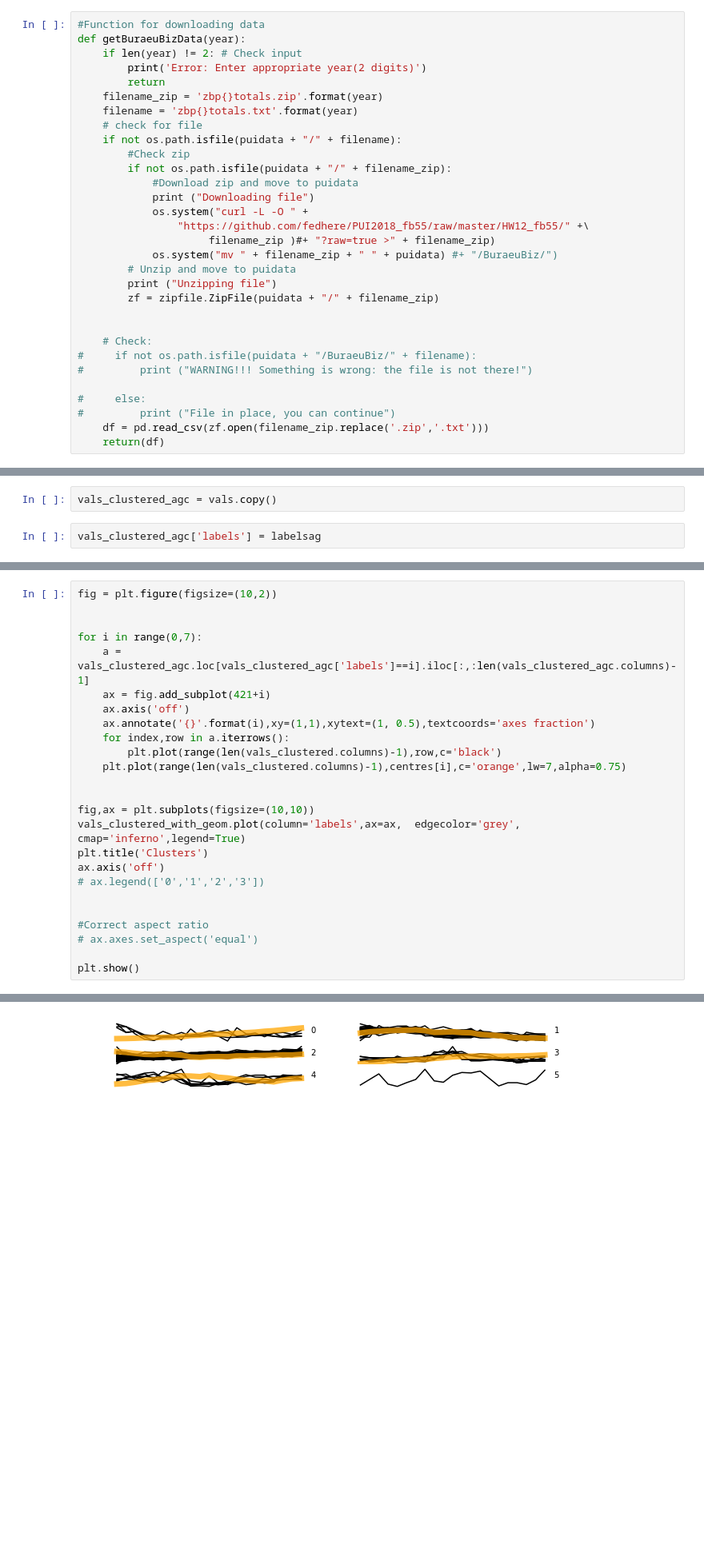
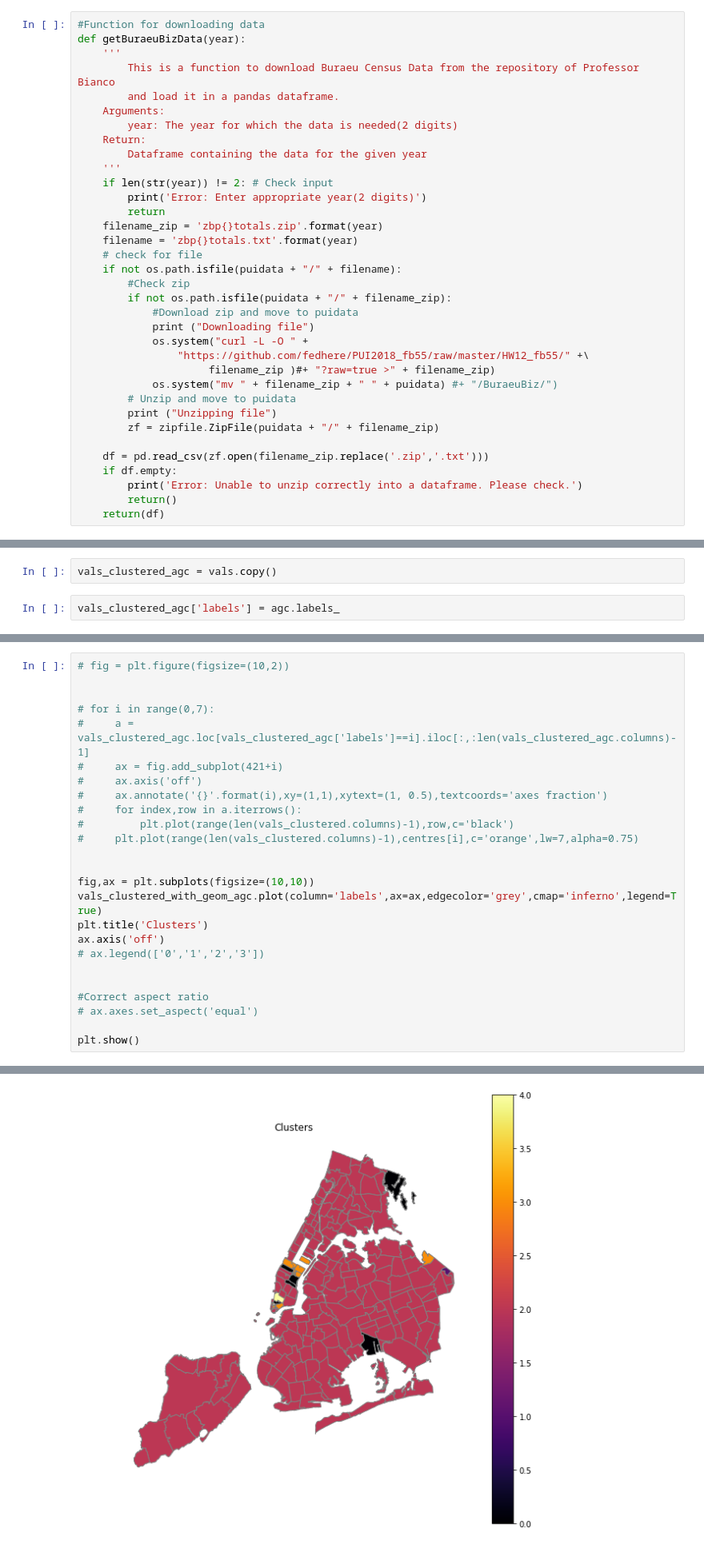
Before and after one commit to SohamMody/PUI2018_srm699, a Jupyter notebook: HW12_srm699/HW12_Assignment2_srm699.ipynb, the cells around one changed output, grey strips where cells are left out. Shown at 80% size. Cells and saved outputs as stored; diff of their text form; blank space fills up the shorter version.

```diff
--- a/HW12_srm699/HW12_Assignment2_srm699.ipynb
+++ b/HW12_srm699/HW12_Assignment2_srm699.ipynb
@@ -78,7 +94,15 @@ Files in place, please continue
 # %%
 #Function for downloading data
 def getBuraeuBizData(year):
-    if len(year) != 2: # Check input
+    '''
+        This is a function to download Buraeu Census Data from the repository of Professor Bianco
+        and load it in a pandas dataframe.
+    Arguments:
+        year: The year for which the data is needed(2 digits)
+    Return:
+        Dataframe containing the data for the given year
+    '''
+    if len(str(year)) != 2: # Check input
         print('Error: Enter appropriate year(2 digits)')
         return
     filename_zip = 'zbp{}totals.zip'.format(year)
@@ -97,12 +121,8 @@ def getBuraeuBizData(year):
         print ("Unzipping file")
         zf = zipfile.ZipFile(puidata + "/" + filename_zip)
 
-
-    # Check:
-#     if not os.path.isfile(puidata + "/BuraeuBiz/" + filename):
-#         print ("WARNING!!! Something is wrong: the file is not there!")
-
-#     else:
-#         print ("File in place, you can continue")
     df = pd.read_csv(zf.open(filename_zip.replace('.zip','.txt')))
+    if df.empty:
+        print('Error: Unable to unzip correctly into a dataframe. Please check.')
+        return()
     return(df)
@@ -461,4 +419,4 @@ def getCentroid(points):
 # %%
 vals_clustered_agc = vals.copy()
 # %%
-vals_clustered_agc['labels'] = labelsag
+vals_clustered_agc['labels'] = agc.labels_
@@ -492,21 +435,21 @@ vals_clustered_with_geom_agc = vals_clustered_agc.merge(cbs[['ZIPCODE','geometry
 # %% [markdown]
 ### The map of the clusters may look something like this
 # %%
-fig = plt.figure(figsize=(10,2))
+# fig = plt.figure(figsize=(10,2))
 
 
-for i in range(0,7):
-    a = vals_clustered_agc.loc[vals_clustered_agc['labels']==i].iloc[:,:len(vals_clustered_agc.columns)-1]
-    ax = fig.add_subplot(421+i)
-    ax.axis('off')
-    ax.annotate('{}'.format(i),xy=(1,1),xytext=(1, 0.5),textcoords='axes fraction')
-    for index,row in a.iterrows():
-        plt.plot(range(len(vals_clustered.columns)-1),row,c='black')
-    plt.plot(range(len(vals_clustered.columns)-1),centres[i],c='orange',lw=7,alpha=0.75)
+# for i in range(0,7):
+#     a = vals_clustered_agc.loc[vals_clustered_agc['labels']==i].iloc[:,:len(vals_clustered_agc.columns)-1]
+#     ax = fig.add_subplot(421+i)
+#     ax.axis('off')
+#     ax.annotate('{}'.format(i),xy=(1,1),xytext=(1, 0.5),textcoords='axes fraction')
+#     for index,row in a.iterrows():
+#         plt.plot(range(len(vals_clustered.columns)-1),row,c='black')
+#     plt.plot(range(len(vals_clustered.columns)-1),centres[i],c='orange',lw=7,alpha=0.75)
 
 
 fig,ax = plt.subplots(figsize=(10,10))
-vals_clustered_with_geom.plot(column='labels',ax=ax,  edgecolor='grey',  cmap='inferno',legend=True)
+vals_clustered_with_geom_agc.plot(column='labels',ax=ax,edgecolor='grey',cmap='inferno',legend=True)
 plt.title('Clusters')
 ax.axis('off')
 # ax.legend(['0','1','2','3'])
@@ -521,4 +463,4 @@ IndexError: index 5 is out of bounds for axis 0 with size 5
-[figure, old version]
+[figure, new version]
 # %% [markdown]
 ### And if you use hierarchical clustering in scipy you can make a dandrogram it may look like this:
 # %%
```
Also changed, not shown: parts of 38 cells of this notebook, 2 other files.
